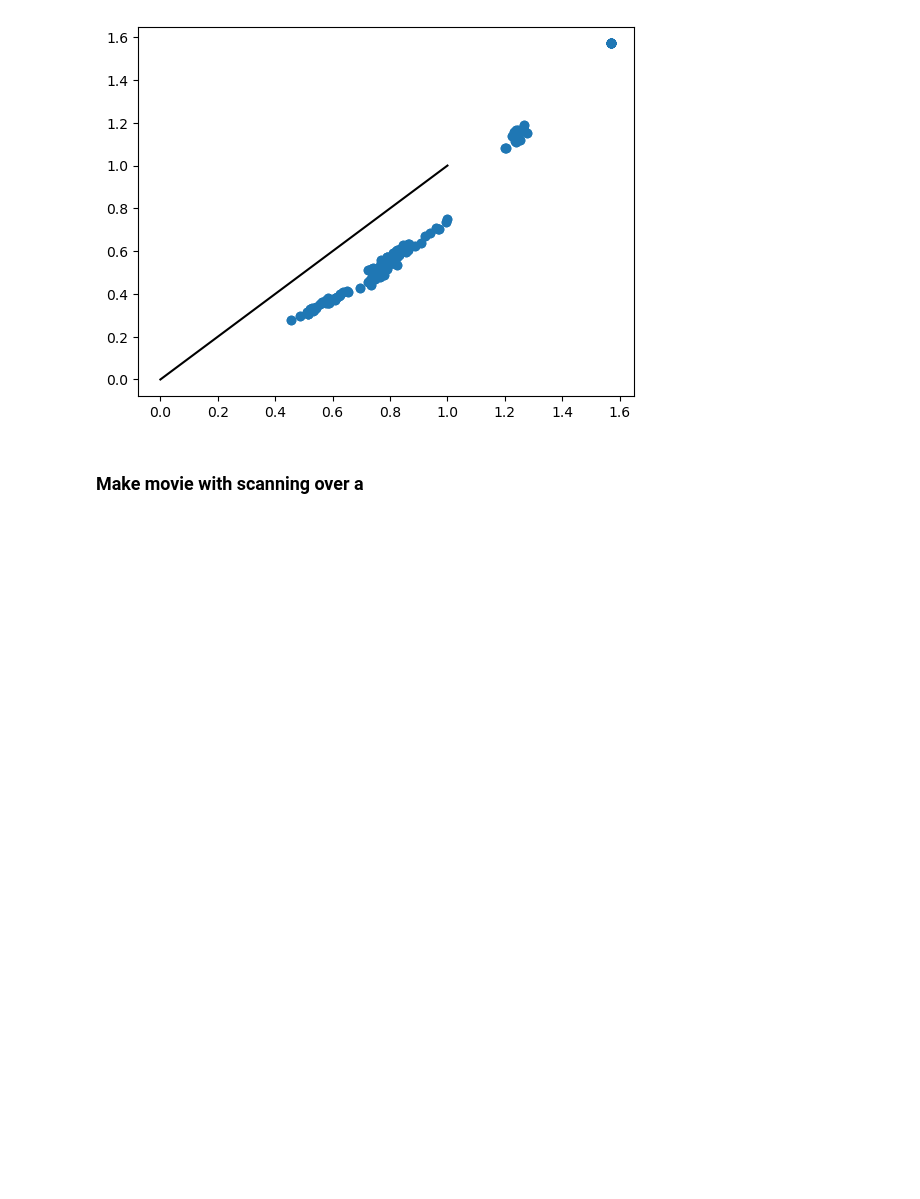
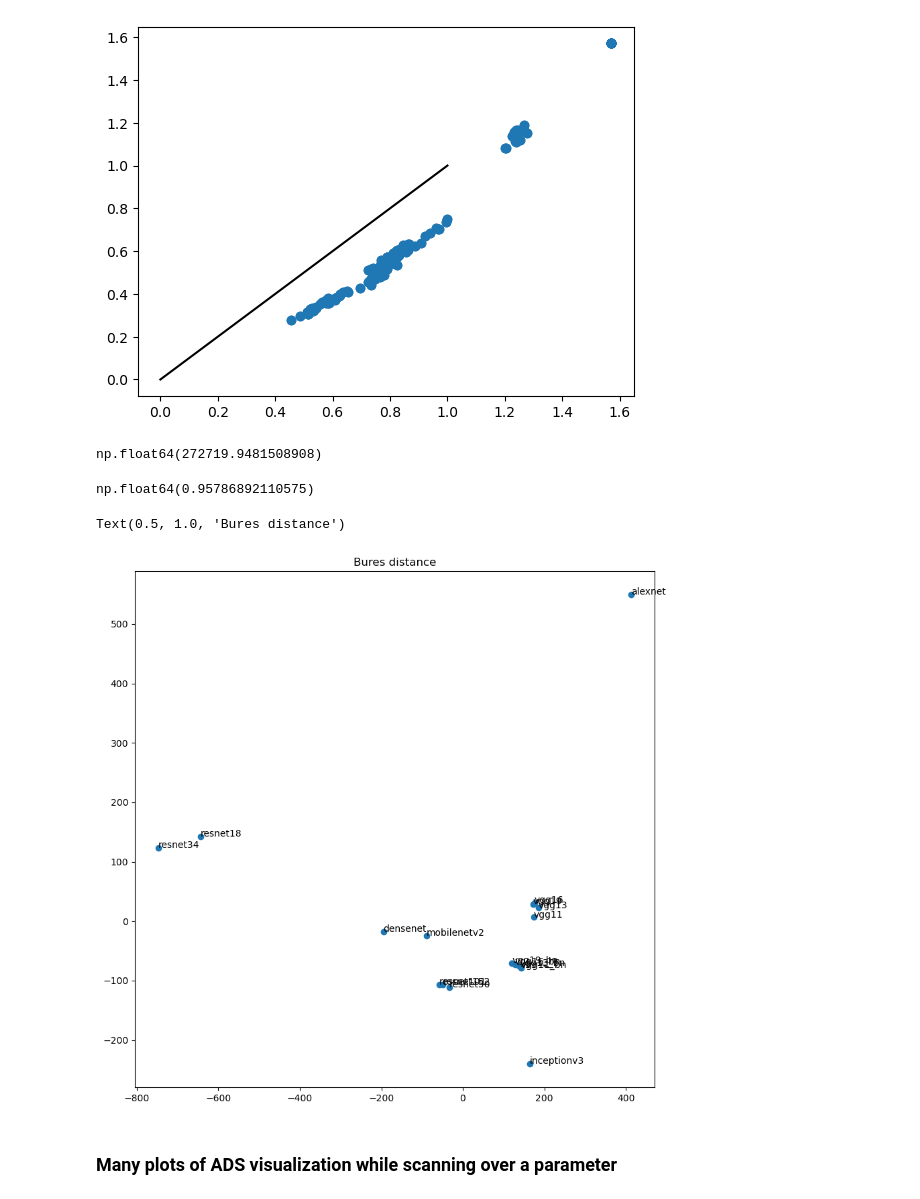
Before and after one commit to SarahHarvey/decoding-similarity, a Jupyter notebook: compare-many-networks-decoding-similarity.ipynb, the cells around one changed output. Saved outputs shown, nothing was run; the diff lists cells and outputs as text; code cells hidden in the pictures; blank space fills up the shorter version.

```diff
--- a/compare-many-networks-decoding-similarity.ipynb
+++ b/compare-many-networks-decoding-similarity.ipynb
@@ -292,6 +306,38 @@ plt.plot([0,1],[0,1],c='black')
 # %% [output]
 [<matplotlib.lines.Line2D at 0x...>]
 [figure]
-# %% [markdown]
-### Make movie with scanning over a
+# %%
+# Bures/shape distance
+
+embedding = MDS(n_components=50, metric= True, eps = 0.0001, normalized_stress='auto', dissimilarity='precomputed')
+Z = embedding.fit_transform(np.abs(np.real(bures_dist)))
+embedding.stress_
+# %% [output]
+np.float64(272719.9481508908)
+# %%
+pca = PCA(n_components=2)
+pcs1 = pca.fit_transform(Z)
+np.sum(pca.explained_variance_ratio_)
+# %% [output]
+np.float64(0.95786892110575)
+# %%
+fig = plt.figure(figsize= (10,10))
+ax = fig.add_subplot(1,1,1)
+
+ax.scatter(pcs1[:,0], pcs1[:,1])
+
+for i, txt in enumerate(model_names):
+    ax.text(pcs1[i,0], pcs1[i,1],txt)
+
+# for i, txt in enumerate(model_neurons):
+#     ax.text(pcs1[i,0], pcs1[i,1]-20,txt)
+
+plt.title('Bures distance')
+
+# TO DO: make color related to number of neurons
+# %% [output]
+Text(0.5, 1.0, 'Bures distance')
+[figure, added]
+# %% [markdown]
+### Many plots of ADS visualization while scanning over a parameter
 # %%
```
Also changed, not shown: parts of 13 cells of this notebook, 3 other files.
